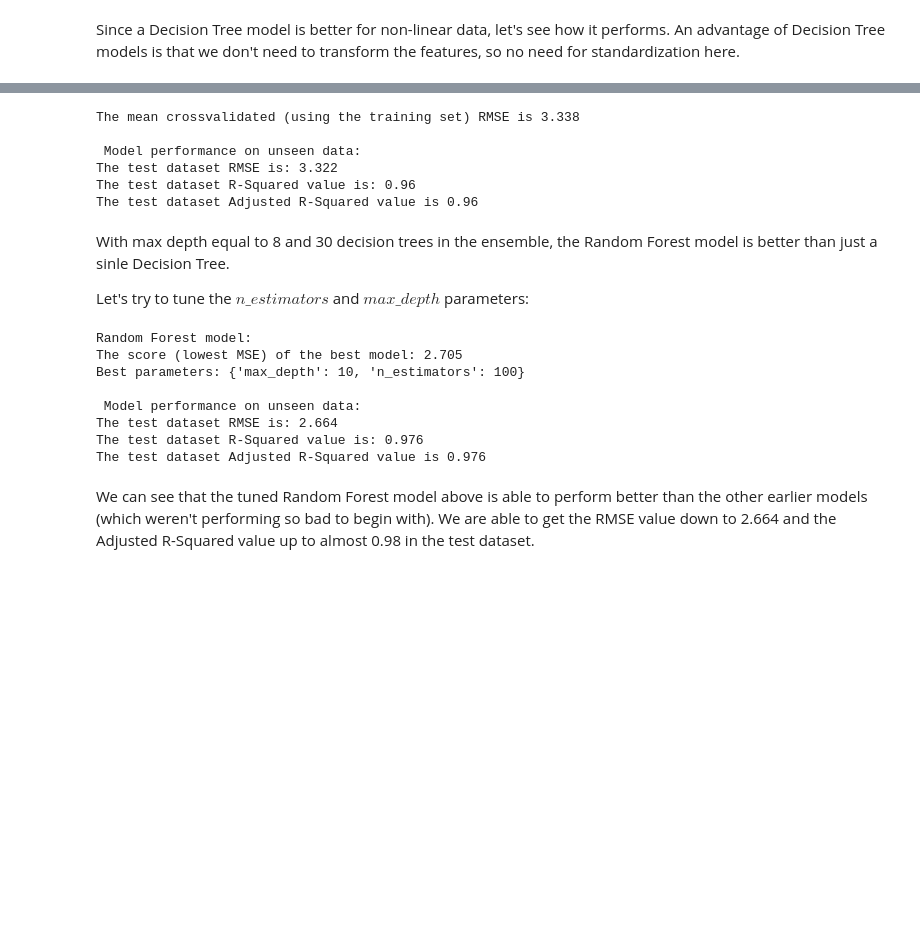
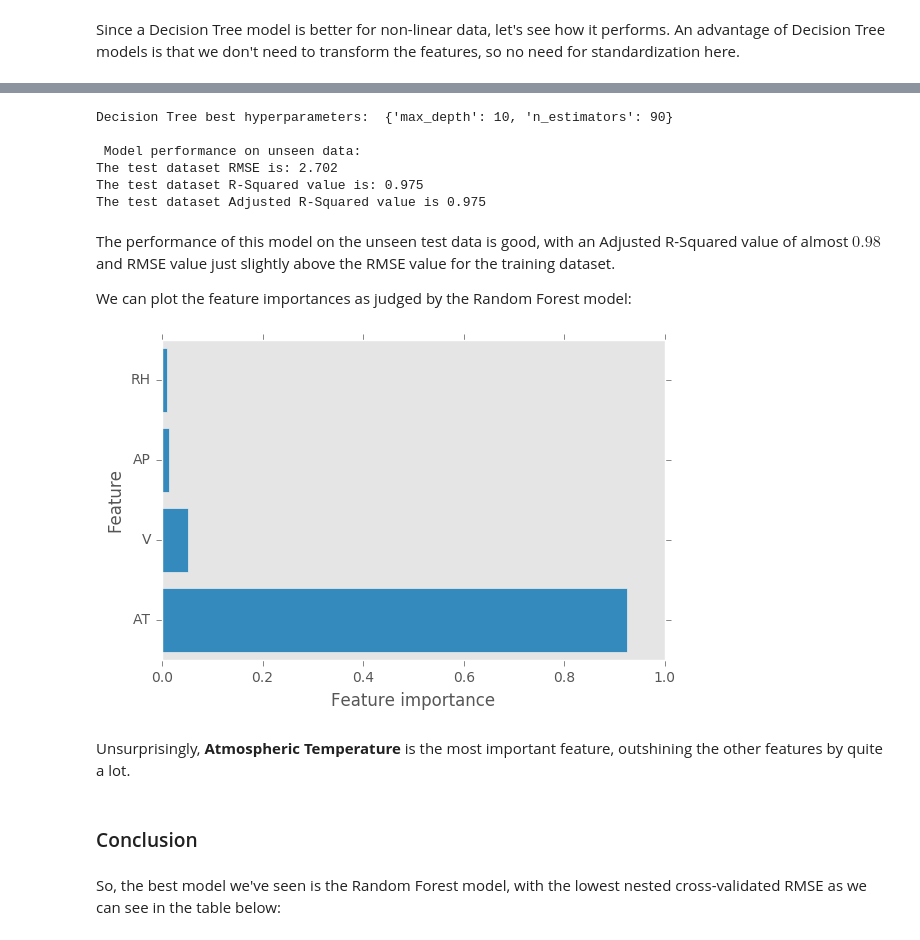
Before and after one commit to vosilov/Data-Science-Portfolio, a Jupyter notebook: Mediative/lab1_CS110x_for_Mediative_using_sklearn.ipynb, the cells around one changed output, grey strips where cells are left out. Cells and saved outputs as stored; diff of their text form; code cells hidden in the pictures; blank space fills up the shorter version.

```diff
--- a/Mediative/lab1_CS110x_for_Mediative_using_sklearn.ipynb
+++ b/Mediative/lab1_CS110x_for_Mediative_using_sklearn.ipynb
@@ -328,0 +400,7 @@ We can try a Random Forest model, which is an ensemble of Decision Tree models a
+# %%
+print('Random Forest model (nested CV):')
+tune_param_forest = ['n_estimators', 'max_depth']
+param_vals_forest = [[30, 60, 90], [3, 6, 10]]
+
+rmse_ncv_forest = nested_cv(forest, tune_param_forest, param_vals_forest, y_train=y_train.values.ravel())
+print('RMSE: {:.3f}'.format(rmse_ncv_forest))
@@ -329,42 +414,37 @@ We can try a Random Forest model, which is an ensemble of Decision Tree models a
 # %%
-forest = RandomForestRegressor(n_estimators=30, n_jobs=-1, random_state=1,
-                               warm_start=1, oob_score=1, max_depth=8)
-score = np.sqrt(-cross_val_score(forest, X_train, y_train.values.ravel(), scoring='neg_mean_squared_error', cv=5))
-print('The mean crossvalidated (using the training set) RMSE is {:.3f}'.format(score.mean()))
-
-forest.fit(X_train, y_train.values.ravel())
-predicted_y_test = forest.predict(X_test)
+params = {name: val for name, val in zip(tune_param_forest, param_vals_forest)}
+grid_search = GridSearchCV(forest, params, scoring='neg_mean_squared_error',
+                           n_jobs=-1, cv=3)
+grid_search.fit(X_train, y_train.values.ravel())
+predicted_y_test = grid_search.predict(X_test)
 
 rmse_test = np.sqrt(mean_squared_error(y_test, predicted_y_test))
 r2_test = r2_score(y_test, predicted_y_test)
 adj_r2_test = adjusted_r2(r2=r2_test, n=X_test.shape[0], p=X_test.shape[1])
 
+print('Decision Tree best hyperparameters: ', grid_search.best_params_)
 print('\n', 'Model performance on unseen data:')
 print('The test dataset RMSE is: {:.3f}'.format(rmse_test))
-print('The test dataset R-Squared value is: {:.2f}'.format(r2_test))
-print('The test dataset Adjusted R-Squared value is {:.2f}'.format(adj_r2_test))
+print('The test dataset R-Squared value is: {:.3f}'.format(r2_test))
+print('The test dataset Adjusted R-Squared value is {:.3f}'.format(adj_r2_test))
 # %% [output]
-The mean crossvalidated (using the training set) RMSE is 3.338
+Decision Tree best hyperparameters:  {'max_depth': 10, 'n_estimators': 90}
 
  Model performance on unseen data:
-The test dataset RMSE is: 3.322
-The test dataset R-Squared value is: 0.96
-The test dataset Adjusted R-Squared value is 0.96
+The test dataset RMSE is: 2.702
+The test dataset R-Squared value is: 0.975
+The test dataset Adjusted R-Squared value is 0.975
-# %% [markdown]
-With max depth equal to 8 and 30 decision trees in the ensemble, the Random Forest model is better than just a sinle Decision Tree.
-
-Let's try to tune the $n\_estimators$ and $max\_depth$ parameters:
-# %%
-print('Random Forest model:')
-tune_model(forest, ['n_estimators', 'max_depth'], [[30, 70, 100], [3, 6, 10]], y_train.values.ravel())
-# %% [output]
-Random Forest model:
-The score (lowest MSE) of the best model: 2.705
-Best parameters: {'max_depth': 10, 'n_estimators': 100}
-
- Model performance on unseen data:
-The test dataset RMSE is: 2.664
-The test dataset R-Squared value is: 0.976
-The test dataset Adjusted R-Squared value is 0.976
-# %% [markdown]
-We can see that the tuned Random Forest model above is able to perform better than the other earlier models (which weren't performing so bad to begin with). We are able to get the RMSE value down to 2.664 and the Adjusted R-Squared value up to almost 0.98 in the test dataset.
+# %% [markdown]
+The performance of this model on the unseen test data is good, with an Adjusted R-Squared value of almost $0.98$ and RMSE value just slightly above the RMSE value for the training dataset.
+
+We can plot the feature importances as judged by the Random Forest model:
+# %%
+feature_importances(grid_search.best_estimator_)
+# %% [output]
+[figure, added]
+# %% [markdown]
+Unsurprisingly, __Atmospheric Temperature__ is the most important feature, outshining the other features by quite a lot.
+# %% [markdown]
+### Conclusion
+# %% [markdown]
+So, the best model we've seen is the Random Forest model, with the lowest nested cross-validated RMSE as we can see in the table below:
```
Also changed, not shown: parts of 46 cells of this notebook, 1 other file.
